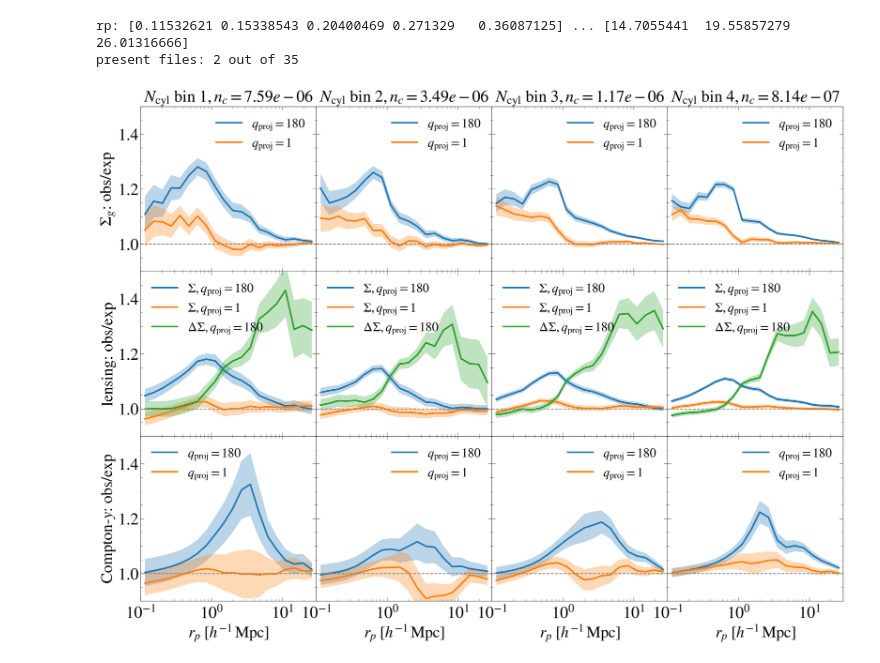
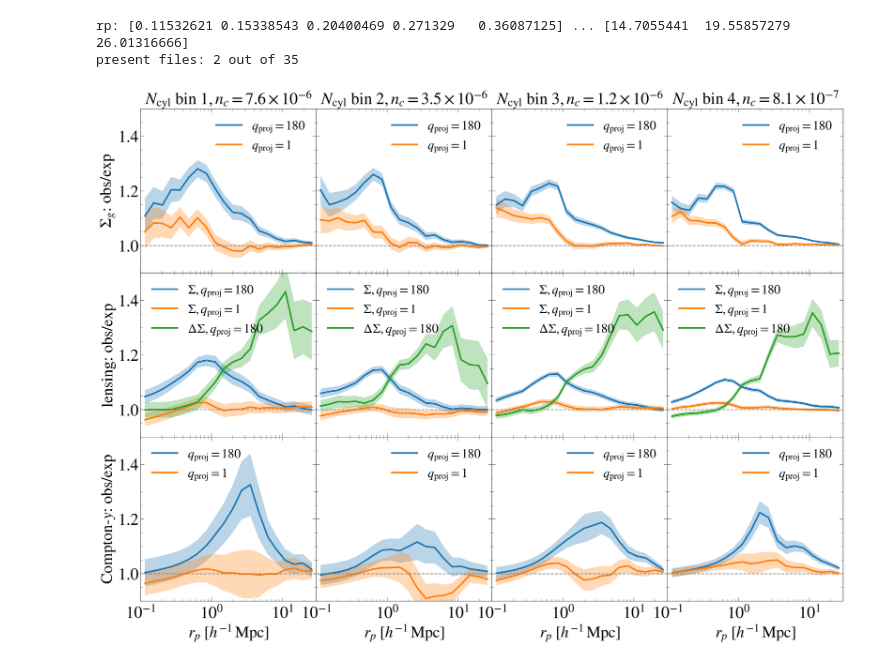
Before and after one commit to LeiAstro/projections_selection-bias_for_multi-wave_clusters_FLAMINGO, a Jupyter notebook: code/richness_selection_plot_add_data.ipynb, the cells around one changed output. Drawn from its saved outputs; the diff is of its cells as text; code cells hidden in the pictures.

```diff
--- a/code/richness_selection_plot_add_data.ipynb
+++ b/code/richness_selection_plot_add_data.ipynb
@@ -141,14 +137,14 @@ present files: 2 out of 35
 numlam_DESY3 = np.array([257, 370, 1103, 2396])  # DES Y3 (AM) cluster counts in four richness bins
 num_clus_used = numlam_DESY3[::-1]
 ####### filename: gal0,  gal1, ...                                             gal6
-gal_dens = ["1.2e-02", "1.0e-02", "8.0e-03", "6.0e-03", "4.0e-03", "2.0e-03", "1.0e-03"]
-gal_dens_num = [1.2e-2, 1e-2, 8e-3, 6e-3, 4e-3, 2e-3, 1e-3]
+#gal_dens = ["1.2e-02", "1.0e-02", "8.0e-03", "6.0e-03", "4.0e-03", "2.0e-03", "1.0e-03"]
+#gal_dens_num = [1.2e-2, 1e-2, 8e-3, 6e-3, 4e-3, 2e-3, 1e-3]
 
 
 
 #### richness selected sample
 # use n_g = 1e-2 for all panels
-# only show "N_cyl with q=180" and "N_cyl = 1
+# only show "N_cyl with q=180" and "N_cyl = 1"
 # fix projection depth for lensing and y
 
 fig, axes = plt.subplots(
@@ -160,10 +156,10 @@ fig, axes = plt.subplots(
 )
 
 col_titles = [
-    r"$N_{\rm cyl} {\rm ~bin ~1}, n_c = $",  ## TODO: add cluster number density (cMpc^{-3})
-    r"$N_{\rm cyl} {\rm ~bin ~2}, n_c = $",
-    r"$N_{\rm cyl} {\rm ~bin ~3}, n_c = $",
-    r"$N_{\rm cyl} {\rm ~bin ~4}, n_c = $",
+    r"$N_{\rm cyl} {\rm ~bin ~1}, n_c = 7.6\times10^{-6}$",  # Hard coded to show 10^{-6}
+    r"$N_{\rm cyl} {\rm ~bin ~2}, n_c = 3.5\times10^{-6}$",
+    r"$N_{\rm cyl} {\rm ~bin ~3}, n_c = 1.2\times10^{-6}$",
+    r"$N_{\rm cyl} {\rm ~bin ~4}, n_c = 8.1\times10^{-7}$",
 ]
 
 row_ylabels = [
@@ -180,7 +176,7 @@ q_cyl_180 = 1
 Vol_flamingo = (681.0)**3
 
 for col, title in enumerate(col_titles):
-    axes[0, col].set_title(title + rf"${(num_clus_used[col]/Vol_flamingo):.2e}$")
+    axes[0, col].set_title(title)# + rf"${(num_clus_used[col]/Vol_flamingo):.2e}$")
 
 for row, ylabel in enumerate(row_ylabels):
     axes[row, 0].set_ylabel(ylabel)
@@ -194,11 +190,6 @@ for row in range(3):
 
         ax = axes[row, col]
         if row == 0:  # galaxy distribution
-
-            #rp = np.geomspace(0.1, 30) #### TODO: placeholder
-            # S = 0.1*rp+1 #### placeholder
-            # dS = 0.05 #### placeholder
-
             # ------ Set data ------
             # Sigma_g with gal_cats 1e-02; "sigg_ld" with gal_cats 1e-03
             y_sim = data["sigg_hd"]["bias_sim"][gal_idx_fixed, q_cyl_180, rich_bin, :]
@@ -231,31 +222,31 @@ for row in range(3):
 
             y_sim = data["DS"]["bias_sim"][gal_idx_fixed, q_cyl_180, rich_bin, :]
             e_sim = data["DS"]["bias_sim_err"][gal_idx_fixed, q_cyl_180, rich_bin, :]
 
             line = ax.plot(rp, y_sim, lw=3, label=r"$\Delta\Sigma, q_{\rm proj}=180$") #no q=1 to avoid clutter
             ax.fill_between(rp, y_sim-e_sim, y_sim+e_sim, interpolate=True, facecolor=line[0].get_c(), alpha=0.3)
 
         if row == 2:  # SZ
 
             y_sim = data["cy"]["bias_sim"][gal_idx_fixed, q_cyl_180, rich_bin, :]
             e_sim = data["cy"]["bias_sim_err"][gal_idx_fixed, q_cyl_180, rich_bin, :]
 
 
             line = ax.plot(rp, y_sim, lw=3, label=r"$q_{\rm proj}=180$")
             ax.fill_between(rp, y_sim-e_sim, y_sim+e_sim, interpolate=True, facecolor=line[0].get_c(), alpha=0.3)
 
             y_sim = data["cy"]["bias_sim"][gal_idx_fixed, q_cyl_1, rich_bin, :]
             e_sim = data["cy"]["bias_sim_err"][gal_idx_fixed, q_cyl_1, rich_bin, :]
 
             line = ax.plot(rp, y_sim, lw=3, label=r"$q_{\rm proj}=1$")
             ax.fill_between(rp, y_sim-e_sim, y_sim+e_sim, interpolate=True, facecolor=line[0].get_c(), alpha=0.3)
 
         ax.axhline(1, c='gray', ls='--')
         ax.set_ylim(0.9, 1.5)
         ax.set_xlim(0.1, 30)
         ax.set_xscale('log')
         ax.legend()
         ax.grid(False)
 plt.savefig('../plots/richness_selection.pdf')
 # %% [output]
-[figure, old version]
+[figure, new version]
```
Also changed, not shown: parts of 1 cell of this notebook.
